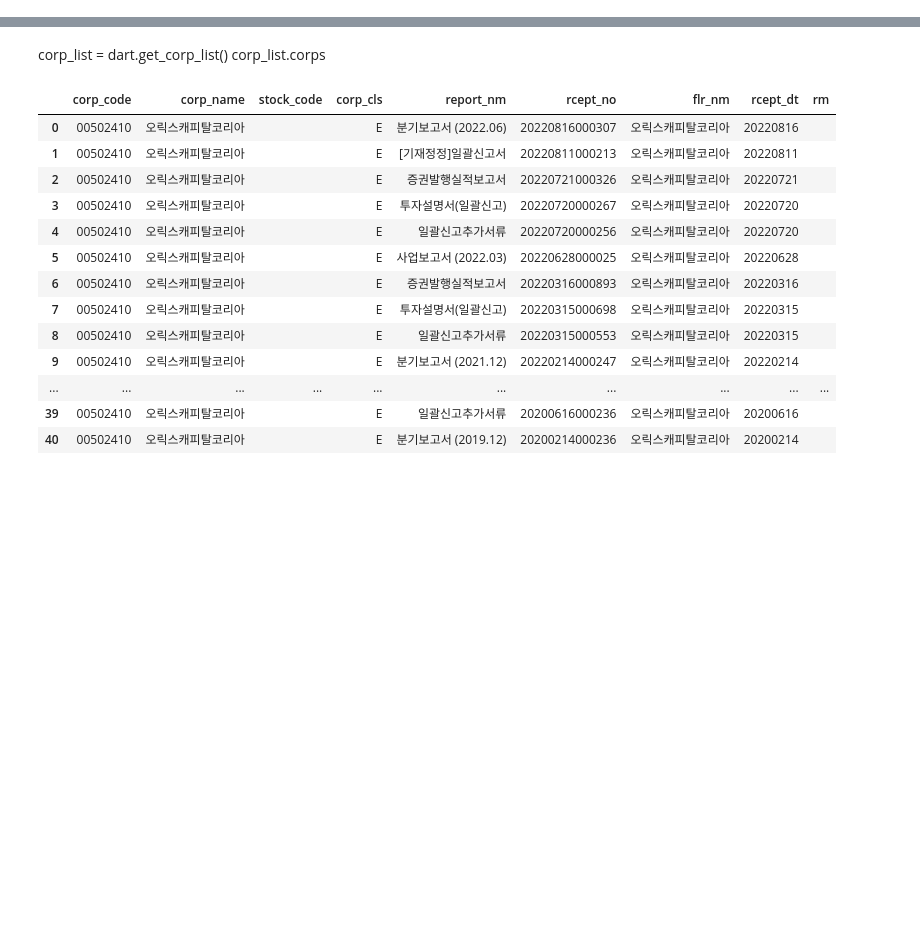
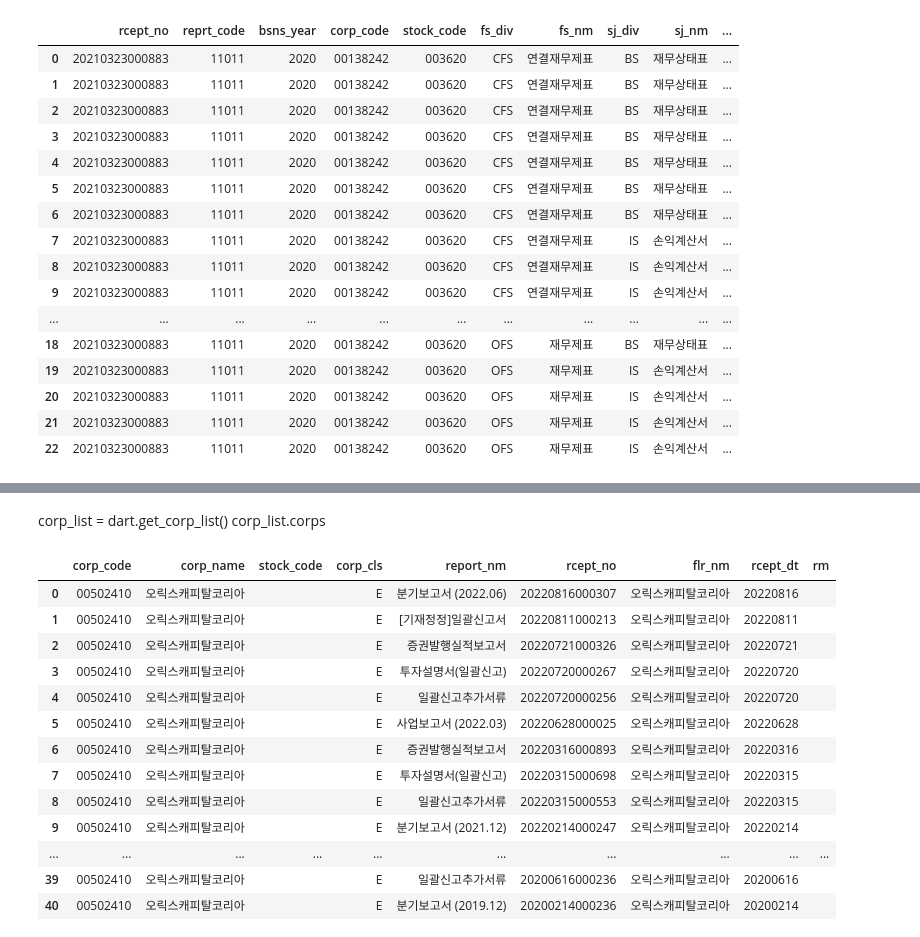
Before and after one commit to reejungkim/OpenAPI_Ministry_of_land, a Jupyter notebook: dart.ipynb, the cells around one changed output, grey strips where cells are left out. Drawn from its saved outputs; the diff is of its cells as text; code cells hidden in the pictures; blank space fills up the shorter version.

```diff
--- a/dart.ipynb
+++ b/dart.ipynb
@@ -19,0 +17,4 @@ reprt_code='11011', fs_div='CFS' (사업보고서, 연결제무제표)'
+# %%
+# 단일회사 주요 계정
+df_finstate = dart.finstate(corp='003620', bsns_year=2020, reprt_code='11011')
+df_finstate[df_finstate.account_nm.str.contains('자산')]
@@ -19,0 +28,20 @@ reprt_code='11011', fs_div='CFS' (사업보고서, 연결제무제표)'
+# %%
+df_finstate
+# %% [output]
+|  | rcept_no | reprt_code | bsns_year | corp_code | stock_code | fs_div | fs_nm | sj_div | sj_nm | ... |
+| 0 | 20210323000883 | 11011 | 2020 | 00138242 | 003620 | CFS | 연결재무제표 | BS | 재무상태표 | ... |
+| 1 | 20210323000883 | 11011 | 2020 | 00138242 | 003620 | CFS | 연결재무제표 | BS | 재무상태표 | ... |
+| 2 | 20210323000883 | 11011 | 2020 | 00138242 | 003620 | CFS | 연결재무제표 | BS | 재무상태표 | ... |
+| 3 | 20210323000883 | 11011 | 2020 | 00138242 | 003620 | CFS | 연결재무제표 | BS | 재무상태표 | ... |
+| 4 | 20210323000883 | 11011 | 2020 | 00138242 | 003620 | CFS | 연결재무제표 | BS | 재무상태표 | ... |
+| 5 | 20210323000883 | 11011 | 2020 | 00138242 | 003620 | CFS | 연결재무제표 | BS | 재무상태표 | ... |
+| 6 | 20210323000883 | 11011 | 2020 | 00138242 | 003620 | CFS | 연결재무제표 | BS | 재무상태표 | ... |
+| 7 | 20210323000883 | 11011 | 2020 | 00138242 | 003620 | CFS | 연결재무제표 | IS | 손익계산서 | ... |
+| 8 | 20210323000883 | 11011 | 2020 | 00138242 | 003620 | CFS | 연결재무제표 | IS | 손익계산서 | ... |
+| 9 | 20210323000883 | 11011 | 2020 | 00138242 | 003620 | CFS | 연결재무제표 | IS | 손익계산서 | ... |
+| ... | ... | ... | ... | ... | ... | ... | ... | ... | ... | ... |
+| 18 | 20210323000883 | 11011 | 2020 | 00138242 | 003620 | OFS | 재무제표 | BS | 재무상태표 | ... |
+| 19 | 20210323000883 | 11011 | 2020 | 00138242 | 003620 | OFS | 재무제표 | IS | 손익계산서 | ... |
+| 20 | 20210323000883 | 11011 | 2020 | 00138242 | 003620 | OFS | 재무제표 | IS | 손익계산서 | ... |
+| 21 | 20210323000883 | 11011 | 2020 | 00138242 | 003620 | OFS | 재무제표 | IS | 손익계산서 | ... |
+| 22 | 20210323000883 | 11011 | 2020 | 00138242 | 003620 | OFS | 재무제표 | IS | 손익계산서 | ... |
```
Also changed, not shown: parts of 7 cells of this notebook, 3 other files.
